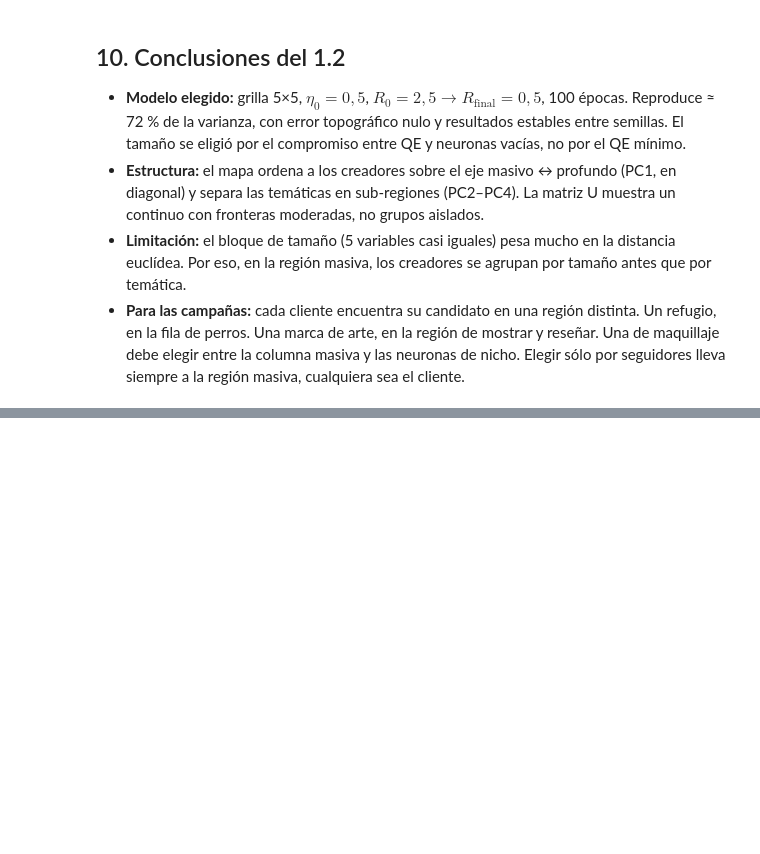
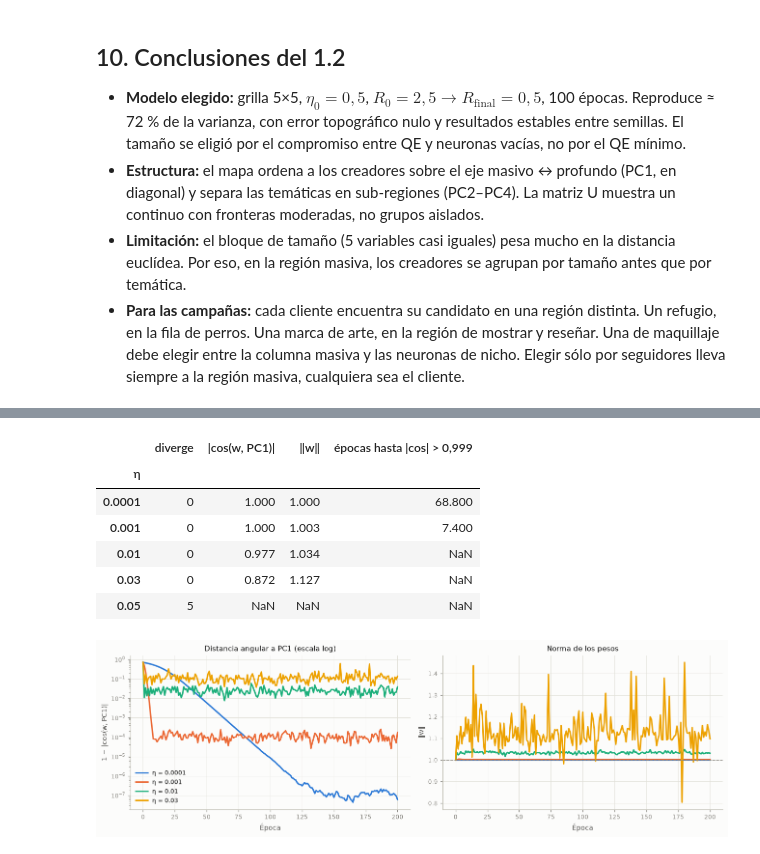
Before and after one commit to yakdudi12/DIAO2A, a Jupyter notebook: TP4/ejercicio1.ipynb, the cells around one changed output, grey strips where cells are left out. Saved outputs shown, nothing was run; the diff lists cells and outputs as text; code cells hidden in the pictures; blank space fills up the shorter version.

```diff
--- a/TP4/ejercicio1.ipynb
+++ b/TP4/ejercicio1.ipynb
@@ -413,0 +429,32 @@ Que dos neuronas vecinas en la grilla tienen prototipos muy distintos: es una **
+# %%
+from oja import Oja, alignment, orient
+
+pc1_vector = pca.components_[0]
+oja_rows, oja_histories = [], {}
+for learning_rate in (1e-4, 1e-3, 1e-2, 3e-2, 5e-2):
+    for seed in range(5):
+        model = Oja(learning_rate=learning_rate, epochs=200, seed=seed).fit(X)
+        if seed == 0 and not model.diverged_:
+            oja_histories[f"η = {learning_rate:g}"] = model.history_
+        oja_rows.append({
+            "η": f"{learning_rate:g}",
+            "diverge": model.diverged_,
+            "|cos(w, PC1)|": np.nan if model.diverged_ else alignment(model.weights_[None], pc1_vector)[0],
+            "‖w‖": np.nan if model.diverged_ else np.linalg.norm(model.weights_),
+            "épocas hasta |cos| > 0,999": np.nan if model.diverged_ else
+                (np.argmax(alignment(model.history_, pc1_vector) > 0.999)
+                 if (alignment(model.history_, pc1_vector) > 0.999).any() else np.nan),
+        })
+display(pd.DataFrame(oja_rows).groupby("η", sort=False).agg(
+    {"diverge": "sum", "|cos(w, PC1)|": "mean", "‖w‖": "mean", "épocas hasta |cos| > 0,999": "mean"}))
+plots.plot_oja_convergence(oja_histories, pc1_vector)
+plt.show()
+# %% [output]
+|  | diverge | |cos(w, PC1)| | ‖w‖ | épocas hasta |cos| > 0,999 |
+| η |  |  |  |  |
+| 0.0001 | 0 | 1.000 | 1.000 | 68.800 |
+| 0.001 | 0 | 1.000 | 1.003 | 7.400 |
+| 0.01 | 0 | 0.977 | 1.034 | NaN |
+| 0.03 | 0 | 0.872 | 1.127 | NaN |
+| 0.05 | 5 | NaN | NaN | NaN |
+[figure, added]
```
Also changed, not shown: parts of 11 cells of this notebook.
